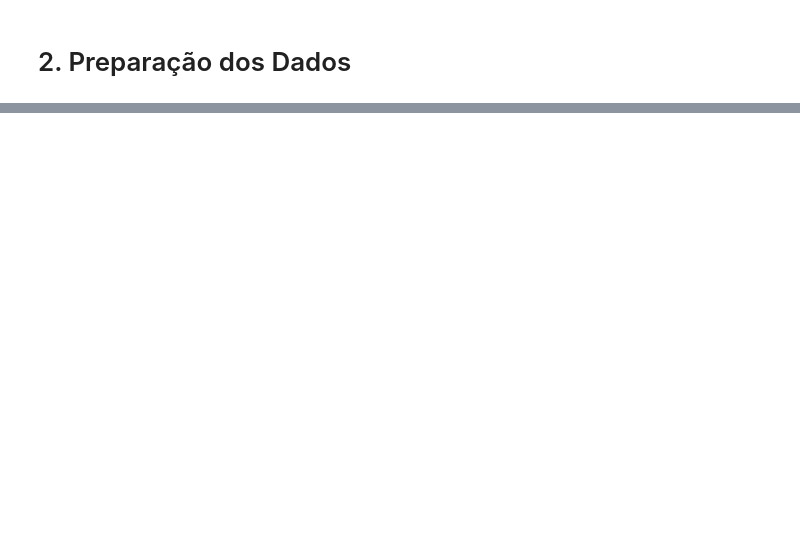
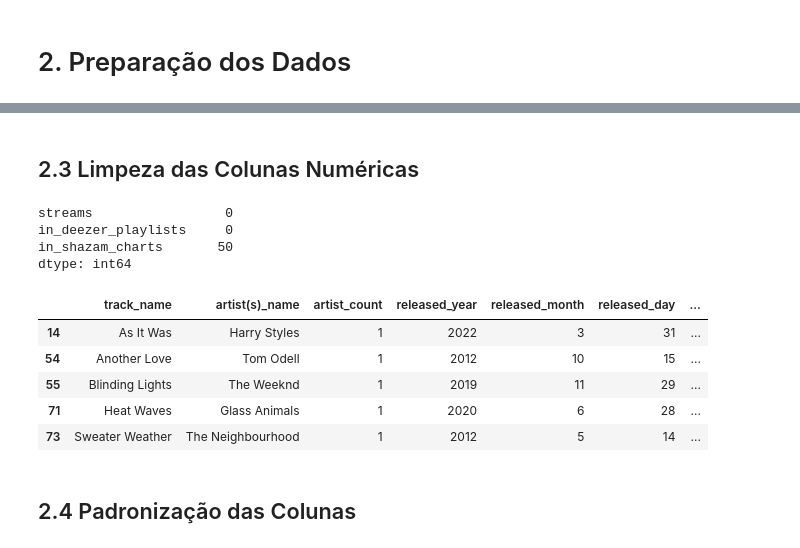
Before and after one commit to Felipeglnd/eda_spotify, a Jupyter notebook: spotify-hit-analysis/notebooks/eda_spotify.ipynb, the cells around one changed output, grey strips where cells are left out. Saved outputs shown, nothing was run; the diff lists cells and outputs as text; code cells hidden in the pictures; blank space fills up the shorter version.

```diff
--- a/spotify-hit-analysis/notebooks/eda_spotify.ipynb
+++ b/spotify-hit-analysis/notebooks/eda_spotify.ipynb
@@ -311,0 +334,3 @@ Não foi identificado um padrão claro de negócio associado aos valores nulos.
+# %%
+# Excluindo os registros duplicados. Musicas [About Damn Time e SNAP]
+df = df.drop(index=[372, 873])
@@ -311,0 +349,37 @@ Não foi identificado um padrão claro de negócio associado aos valores nulos.
+# %% [markdown]
+## 2.3 Limpeza das Colunas Numéricas
+# %%
+# Função para fazer a limpeza e tratamento das colunas str para transformar em int
+def limpar_str(col):
+    return (
+        col.astype(str)
+        .str.replace(',', '', regex=False)
+        .str.strip()
+    )
+# %%
+# Colunas que serão convertidas de str -> numeric
+colunas_numericas = [
+    'streams',
+    'in_deezer_playlists',
+    'in_shazam_charts'
+]
+for col in colunas_numericas:
+    df[col] = limpar_str(df[col])
+    df[col] = df[col].astype('Int64')
+# %%
+# Confirmando se houve perca de dados
+df[colunas_numericas].isnull().sum()
+# %% [output]
+streams                 0
+in_deezer_playlists     0
+in_shazam_charts       50
+dtype: int64
+# %%
+df[df['in_shazam_charts'].isnull()].head()
+# %% [output]
+|  | track_name | artist(s)_name | artist_count | released_year | released_month | released_day | ... |
+| 14 | As It Was | Harry Styles | 1 | 2022 | 3 | 31 | ... |
+| 54 | Another Love | Tom Odell | 1 | 2012 | 10 | 15 | ... |
+| 55 | Blinding Lights | The Weeknd | 1 | 2019 | 11 | 29 | ... |
+| 71 | Heat Waves | Glass Animals | 1 | 2020 | 6 | 28 | ... |
+| 73 | Sweater Weather | The Neighbourhood | 1 | 2012 | 5 | 14 | ... |
@@ -311,0 +389,2 @@ Não foi identificado um padrão claro de negócio associado aos valores nulos.
+# %% [markdown]
+## 2.4 Padronização das Colunas
```
Also changed, not shown: parts of 15 cells of this notebook.
